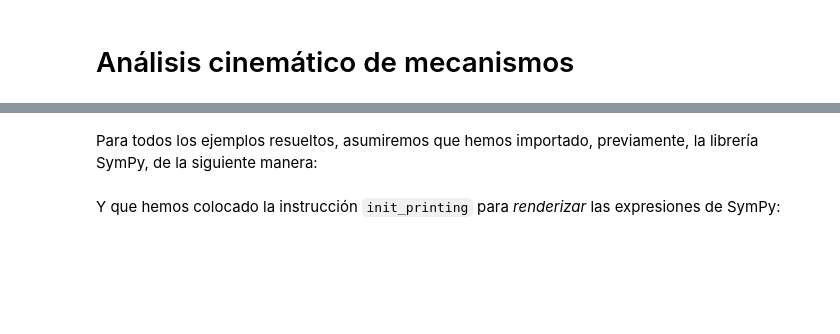
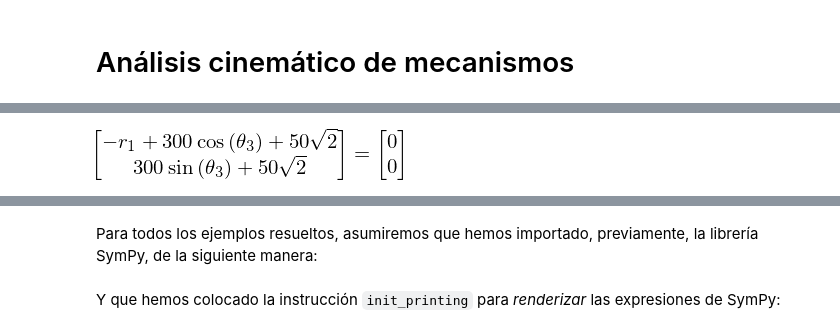
Before and after one commit to JorgeDeLosSantos/apuntes-python, a Jupyter notebook: Análisis cinemático de mecanismos.ipynb, the cells around one changed output, grey strips where cells are left out. Cells and saved outputs as stored; diff of their text form; code cells hidden in the pictures; blank space fills up the shorter version.

```diff
--- a/Análisis cinemático de mecanismos.ipynb
+++ b/Análisis cinemático de mecanismos.ipynb
@@ -2,0 +113,9 @@
+# %%
+r2 = 100
+r3 = 300
+t1 = 0
+t2 = rad(45)
+ecpos = Eq( vexp(r2, t2) + vexp(r3, t3) - vexp(r1, t1), vexp(0,0))
+ecpos
+# %% [output]
+[figure, added]
```
Also changed, not shown: parts of 28 cells of this notebook, 6 other files.
